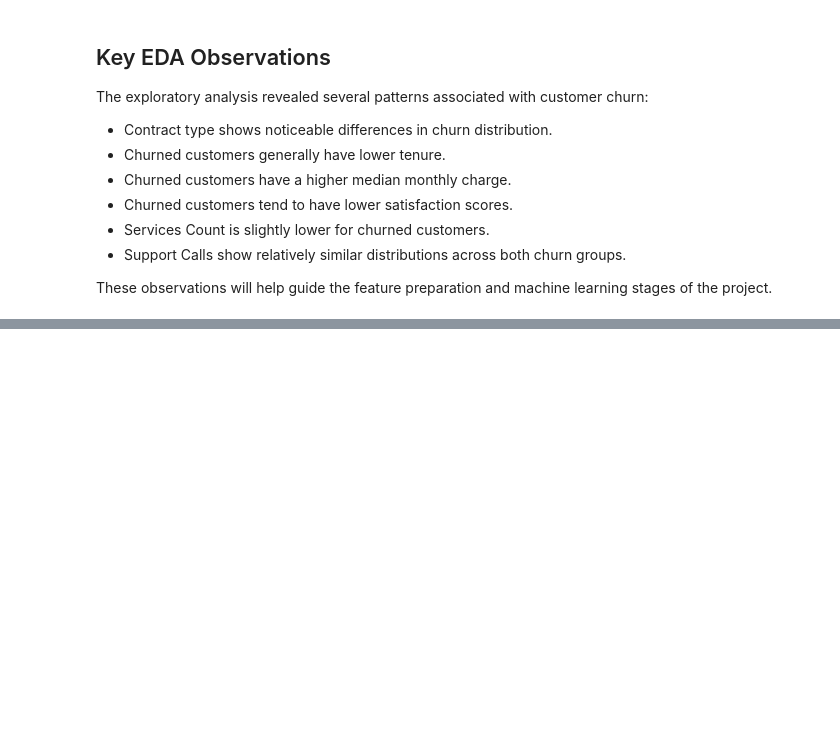
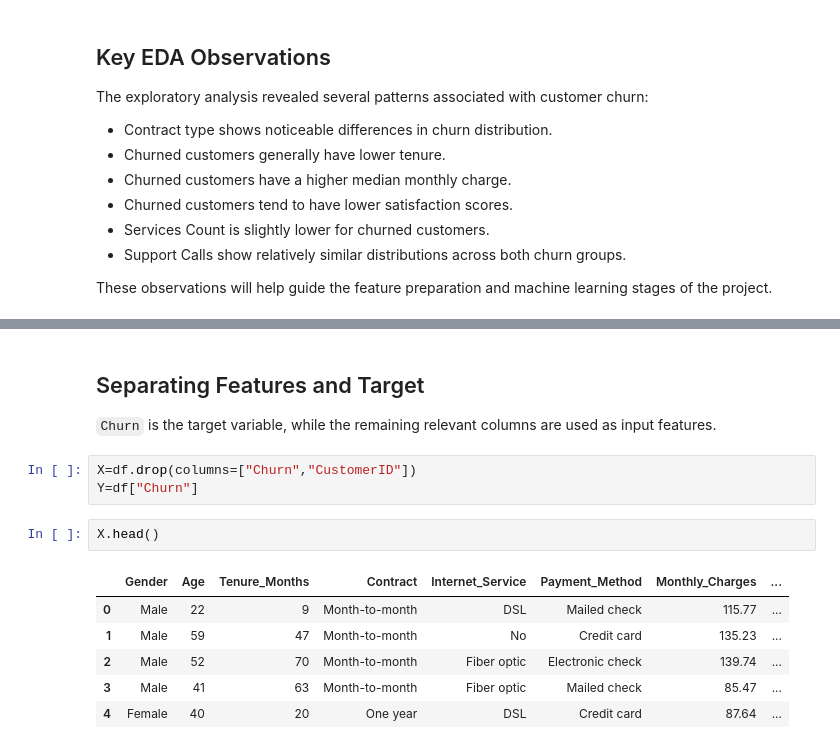
Before and after one commit to Alka-Sharma2006/customer-churn-analysis-ml, a Jupyter notebook: project.ipynb, the cells around one changed output, grey strips where cells are left out. Saved outputs shown, nothing was run; the diff lists cells and outputs as text; blank space fills up the shorter version.

```diff
--- a/project.ipynb
+++ b/project.ipynb
@@ -480,0 +484,16 @@ These observations will help guide the feature preparation and machine learning
+# %% [markdown]
+## Separating Features and Target
+
+`Churn` is the target variable, while the remaining relevant columns are used as input features.
+# %%
+X=df.drop(columns=["Churn","CustomerID"])
+Y=df["Churn"]
+# %%
+X.head()
+# %% [output]
+|  | Gender | Age | Tenure_Months | Contract | Internet_Service | Payment_Method | Monthly_Charges | ... |
+| 0 | Male | 22 | 9 | Month-to-month | DSL | Mailed check | 115.77 | ... |
+| 1 | Male | 59 | 47 | Month-to-month | No | Credit card | 135.23 | ... |
+| 2 | Male | 52 | 70 | Month-to-month | Fiber optic | Electronic check | 139.74 | ... |
+| 3 | Male | 41 | 63 | Month-to-month | Fiber optic | Mailed check | 85.47 | ... |
+| 4 | Female | 40 | 20 | One year | DSL | Credit card | 87.64 | ... |
```
Also changed, not shown: parts of 35 cells of this notebook.
